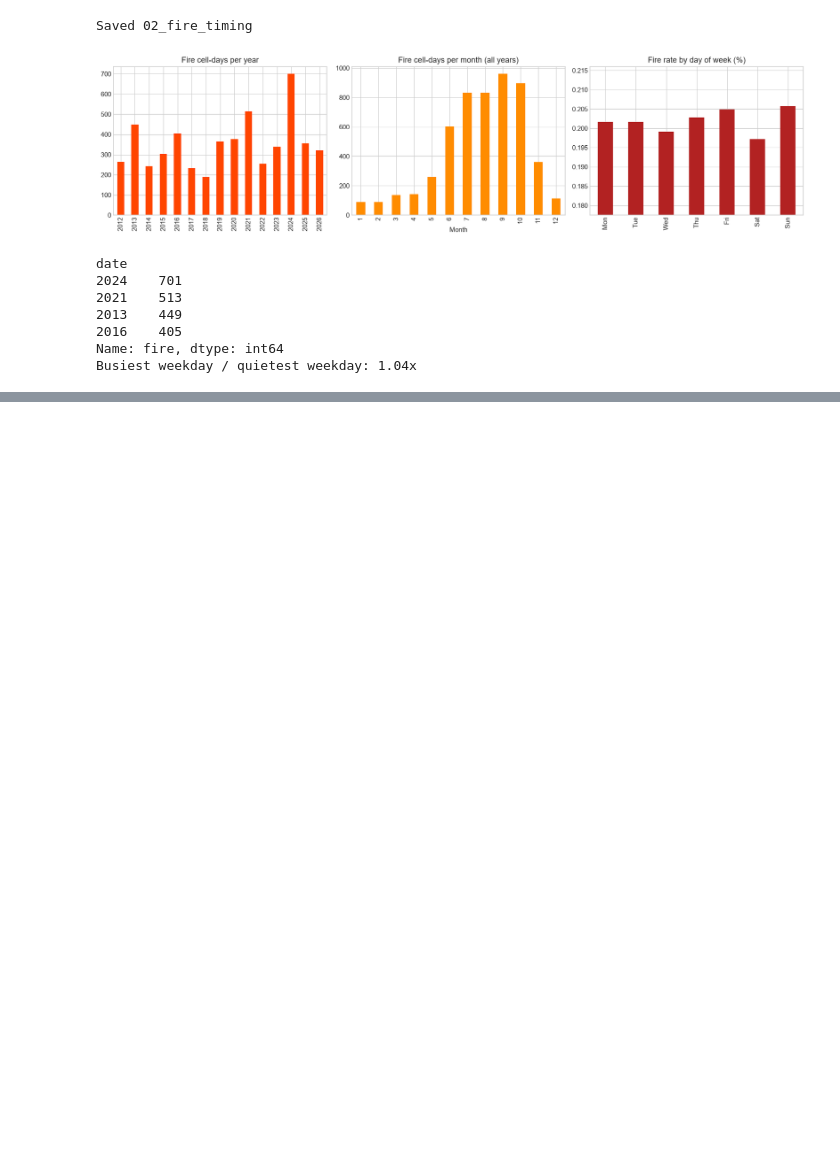
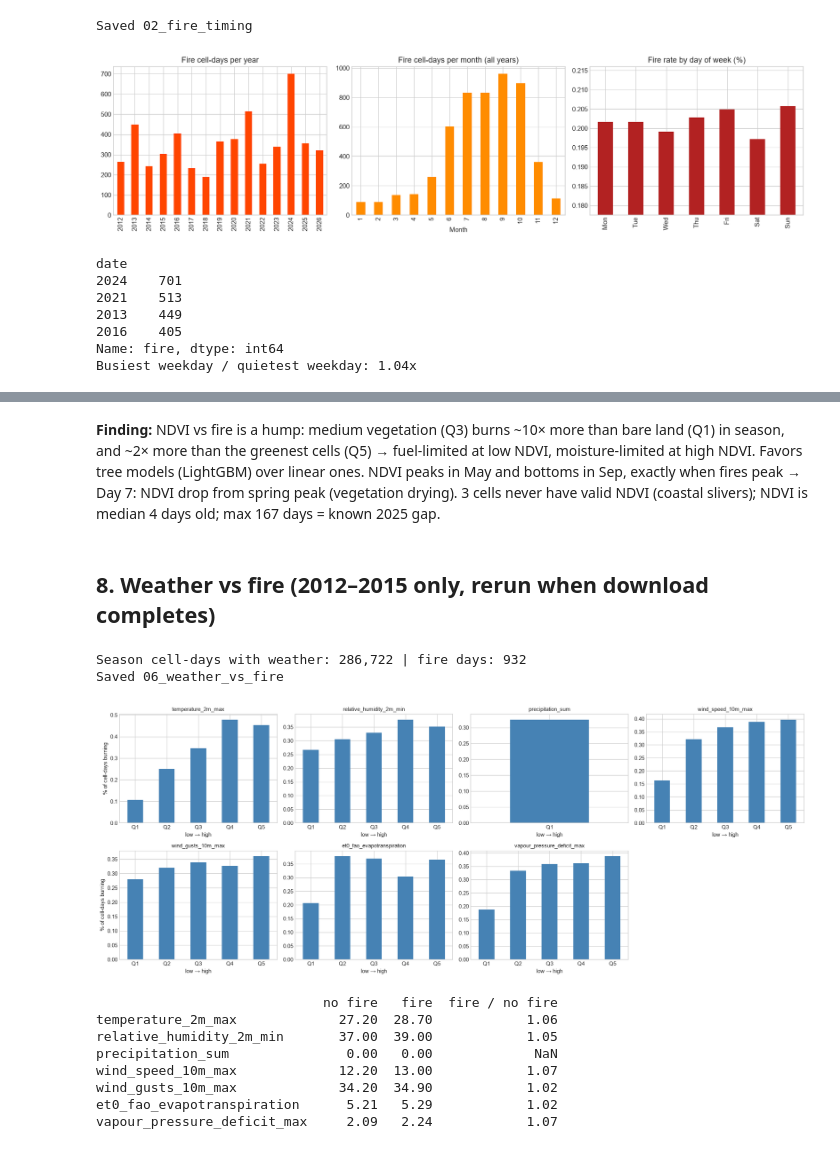
Before and after one commit to HasanOmeis/lebanon-wildfire-risk, a Jupyter notebook: notebooks/06_eda.ipynb, the cells around one changed output, grey strips where cells are left out. Cells and saved outputs as stored; diff of their text form; code cells hidden in the pictures; blank space fills up the shorter version.

```diff
--- a/notebooks/06_eda.ipynb
+++ b/notebooks/06_eda.ipynb
@@ -157,0 +395,44 @@ Busiest weekday / quietest weekday: 1.04x
+# %% [markdown]
+**Finding:** NDVI vs fire is a hump: medium vegetation (Q3) burns ~10× more than bare land (Q1) in season, and ~2× more than the greenest cells (Q5) → fuel-limited at low NDVI, moisture-limited at high NDVI. Favors tree models (LightGBM) over linear ones.
+NDVI peaks in May and bottoms in Sep, exactly when fires peak → Day 7: NDVI drop from spring peak (vegetation drying).
+3 cells never have valid NDVI (coastal slivers); NDVI is median 4 days old; max 167 days = known 2025 gap.
+# %% [markdown]
+## 8. Weather vs fire (2012–2015 only, rerun when download completes)
+# %%
+weather["date"] = weather["date"].astype("datetime64[ns]")  # same date precision as the panel
+wx_cols = ["temperature_2m_max", "relative_humidity_2m_min", "precipitation_sum", "wind_speed_10m_max",  # the 7 weather variables (part 1)
+           "wind_gusts_10m_max", "et0_fao_evapotranspiration", "vapour_pressure_deficit_max"]  # (part 2)
+wx = panel.merge(weather, on=["cell_id", "date"], how="inner")  # keep only cell-days that have weather (2012–2015 for now)
+wx = wx[wx["date"].dt.month.between(6, 10)]  # fire season only, so we compare like with like
+print(f"Season cell-days with weather: {len(wx):,} | fire days: {int(wx['fire'].sum()):,}")  # sample size behind the charts
+
+fig, axes = plt.subplots(2, 4, figsize=(18, 7))  # 8 slots for 7 charts
+for ax, col in zip(axes.flat, wx_cols):  # one chart per weather variable
+    bins = pd.qcut(wx[col], 5, duplicates="drop")  # 5 equal-size groups by this variable
+    rate = wx.groupby(bins, observed=True)["fire"].mean() * 100  # same-day fire rate per group
+    rate.plot(kind="bar", ax=ax, color="steelblue")  # bar per group
+    ax.set_title(col, fontsize=10)  # variable name
+    ax.set_xticklabels([f"Q{i + 1}" for i in range(len(rate))], rotation=0)  # short group names; rain may have fewer groups because of many 0s
+    ax.set_xlabel("low → high")  # direction of the groups
+axes.flat[-1].set_axis_off()  # hide the empty 8th slot
+axes[0, 0].set_ylabel("% of cell-days burning")  # y-axis label on the left charts
+axes[1, 0].set_ylabel("% of cell-days burning")  # same for the bottom row
+save_fig("06_weather_vs_fire")  # save for the README
+plt.show()  # display the charts
+
+summary = wx.groupby("fire")[wx_cols].median().T  # median of each variable on non-fire (0) and fire (1) days
+summary.columns = ["no fire", "fire"]  # readable column names
+summary["fire / no fire"] = (summary["fire"] / summary["no fire"]).round(2)  # how much higher or lower on fire days
+print(summary.round(2))  # the comparison table
+# %% [output]
+Season cell-days with weather: 286,722 | fire days: 932
+Saved 06_weather_vs_fire
+[figure, added]
+                             no fire   fire  fire / no fire
+temperature_2m_max             27.20  28.70            1.06
+relative_humidity_2m_min       37.00  39.00            1.05
+precipitation_sum               0.00   0.00             NaN
+wind_speed_10m_max             12.20  13.00            1.07
+wind_gusts_10m_max             34.20  34.90            1.02
+et0_fao_evapotranspiration      5.21   5.29            1.02
+vapour_pressure_deficit_max     2.09   2.24            1.07
```
Also changed, not shown: parts of 20 cells of this notebook.
